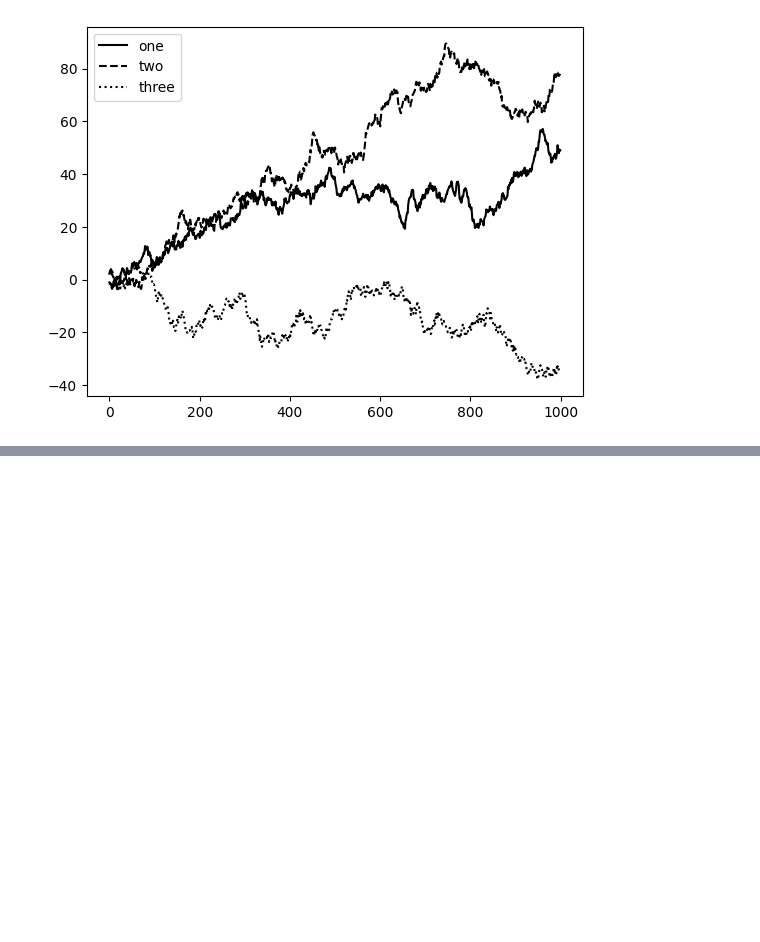
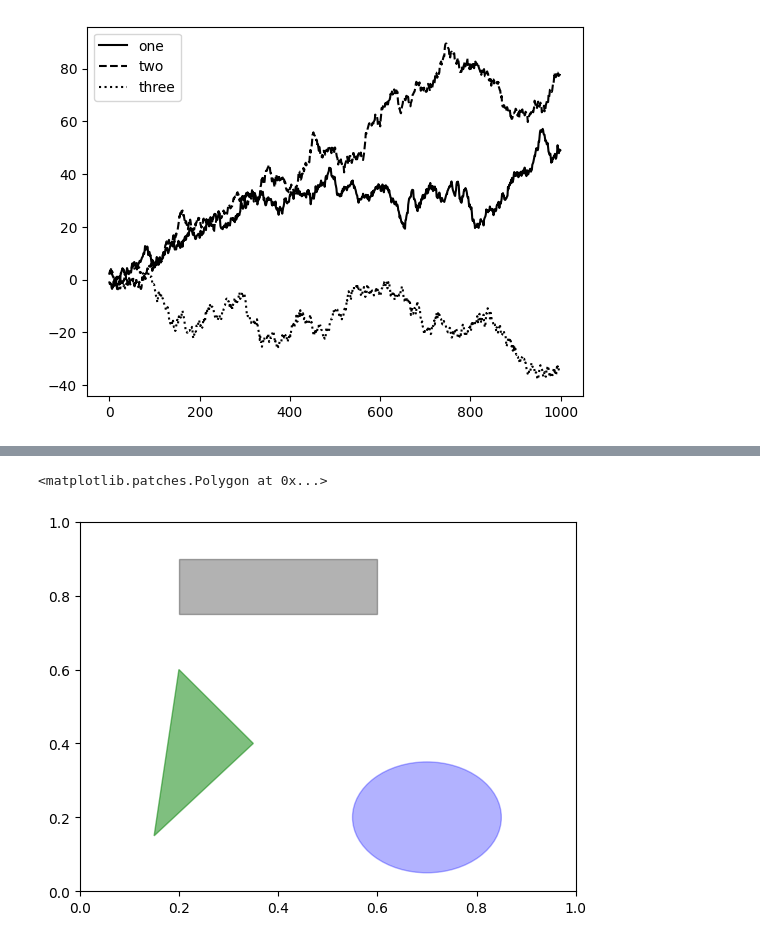
Before and after one commit to f-ckyou/pandas, a Jupyter notebook: pd-9/1_matplotlib_API_primer.ipynb, the cells around one changed output, grey strips where cells are left out. Drawn from its saved outputs; the diff is of its cells as text; code cells hidden in the pictures; blank space fills up the shorter version.

```diff
--- a/pd-9/1_matplotlib_API_primer.ipynb
+++ b/pd-9/1_matplotlib_API_primer.ipynb
@@ -339,0 +376,14 @@ ax.legend()
+# %%
+fig, ax = plt.subplots()
+
+rect = plt.Rectangle((0.2, 0.75), 0.4, 0.15, color="black", alpha=0.3)
+circ = plt.Circle((0.7, 0.2), 0.15, color="blue", alpha=0.3)
+pgon = plt.Polygon([[0.15, 0.15], [0.35, 0.4], [0.2, 0.6]],
+color="green", alpha=0.5)
+
+ax.add_patch(rect)
+ax.add_patch(circ)
+ax.add_patch(pgon)
+# %% [output]
+<matplotlib.patches.Polygon at 0x...>
+[figure, added]
```
Also changed, not shown: parts of 2 cells of this notebook, 1 other file.
